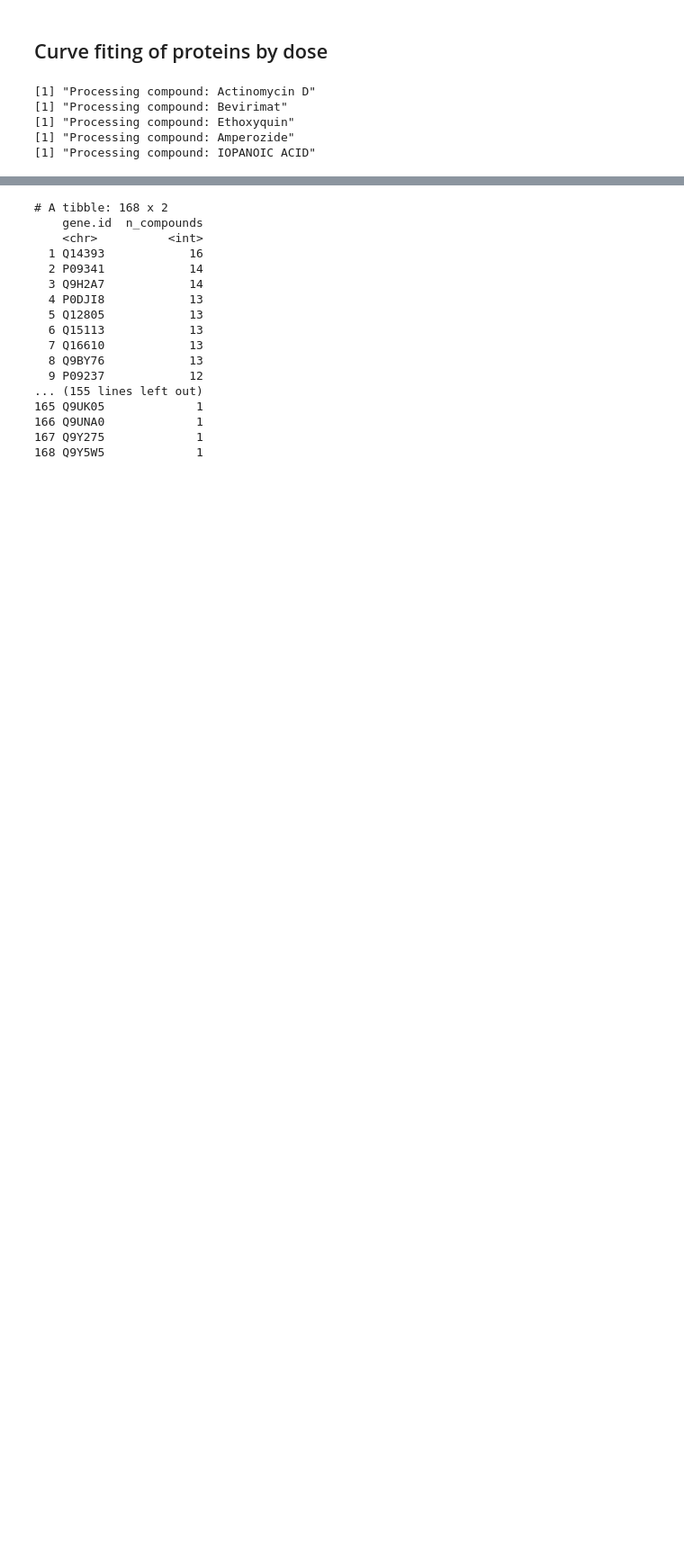
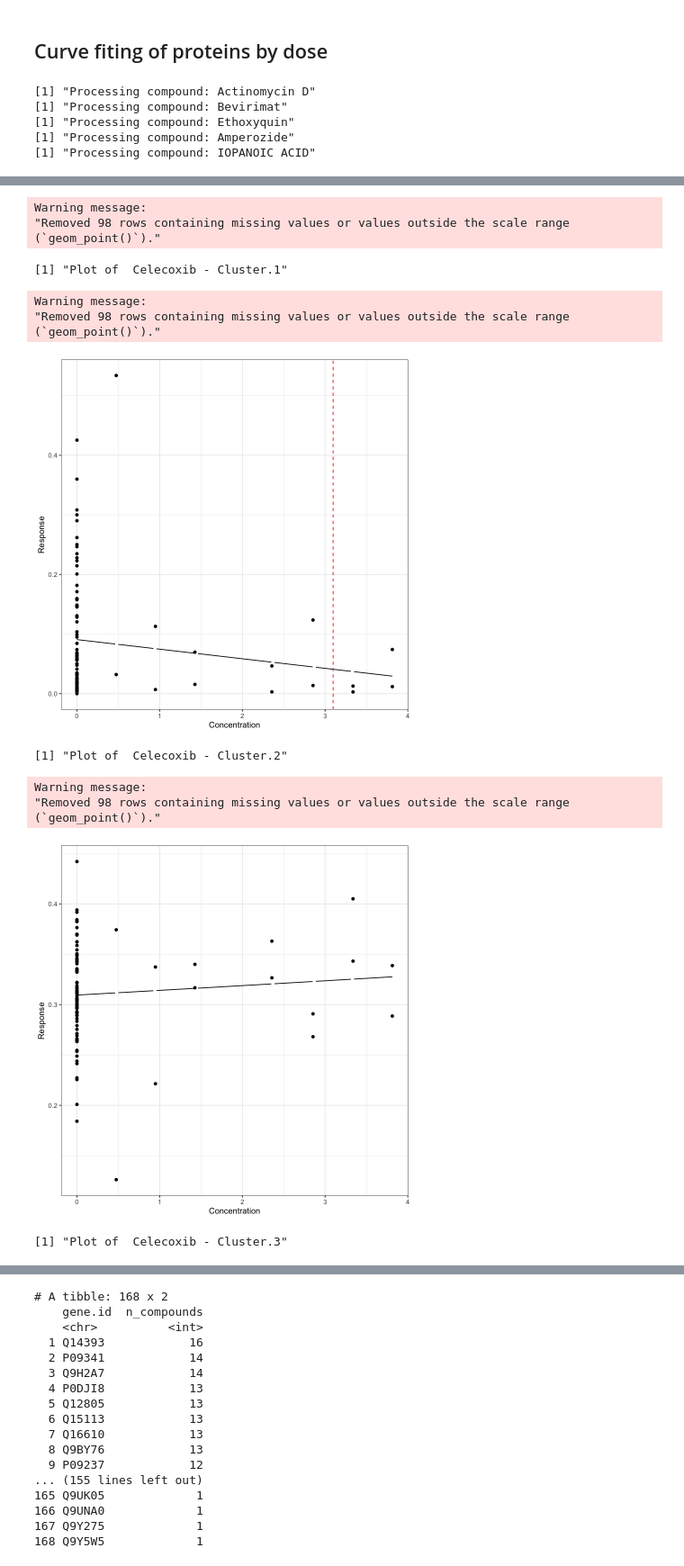
Before and after one commit to mgrigory0/single-cell-model, a Jupyter notebook: 02.Model/03_curve_fit.ipynb, the cells around one changed output, grey strips where cells are left out. Shown at 90% size. Saved outputs shown, nothing was run; the diff lists cells and outputs as text; code cells hidden in the pictures; blank space fills up the shorter version.

```diff
--- a/02.Model/03_curve_fit.ipynb
+++ b/02.Model/03_curve_fit.ipynb
@@ -21,3 +13,5 @@ df <- df[df$Metadata_Compound != "UNTREATED", ]
+# %%
+df <- read.csv("./outputs/cluster_proportions.csv", sep= ',')
 # %%
 ## computing the BMD for the proteiomic data
 
@@ -86,3 +80,67 @@ for (compound in unique_compounds) {
 [1] "Processing compound: Ethoxyquin"
 [1] "Processing compound: Amperozide"
 [1] "Processing compound: IOPANOIC ACID"
+# %%
+models <- c("Exp2", "Exp3", "Exp4", "Exp5", "Poly2", "Lin", "Power", "Hill")
+ncpus <- 1
+
+all_results <- list()
+
+compounds <- unique(df$Compound)
+feat_cols =  c("SampleID", "Replicate", "Compound", "Concentration")
+
+res <- list()
+all_bmd_pass <- data.frame()
+
+for (compound in compounds) {
+  print(paste0("Processing compound: ", compound))
+
+  compound_data <- df[df$Compound %in% c(compound, "DMSO"), ]
+  doses <- compound_data$Concentration
+
+  # Vérifie qu’on a au moins 3 concentrations (hors DMSO)
+  real_doses <- unique(doses[doses != 0])
+  if (length(real_doses) < 2) {
+    print(paste("Composé ignoré:", compound, "- moins de 2 doses réelles hors DMSO"))
+    next
+  }
+
+  tryCatch({
+    dose_log <- doses
+    dose_log[dose_log > 0] <- log10(dose_log[dose_log > 0])
+    rank_dose = sort(unique(doses), decreasing = TRUE)
+    dose_spacing = abs(log10(rank_dose[2]/rank_dose[1]))
+    dose_shift = abs(min(dose_log)) + dose_spacing
+    dose_shifted = dose_log
+    dose_shifted[dose_shifted != 0] = dose_shifted[dose_shifted != 0] + dose_shift
+    dose <- dose_shifted
+
+    compound_mat <- t(compound_data[, !(names(compound_data) %in% feat_cols)])
+    min_val <- abs(min(compound_mat, na.rm = TRUE))
+    add_min <- min_val + 0.1 * min_val
+    mat_new <- compound_mat + add_min
+
+    print(paste("mat_new:", paste(dim(mat_new), collapse = " x "), "| dose length:", length(dose)))
+
+    fit_obj <- PerformCurveFitting(data = mat_new, dose = dose, ncpus = ncpus, models = models)
+    fit_obj <- FilterDRFit(fit_obj, lof.pval = 0.1, filt.var = "AIC.model")
+    fit_obj <- PerformBMDCalc(fit_obj, ncpus = ncpus, num.sds = 1, bmr.method = "sample.mean")
+
+
+    for (cluster in colnames(compound_data)) {
+      tryCatch({
+        print(paste("Plot of ", compound, "-", cluster))
+        plot_bmd_curve(cluster, fit_obj)
+      }, error = function(e) {
+        print(paste("⛔ Error for", compound, "/", cluster, ":", e$message))
+      })
+    }
+
+    all_results[[compound]] <- fit_obj
+
+  }, error = function(e) {
+    print(paste("Error for the compound:", compound, "-", e$message))
+    all_results[[compound]] <- list(error = TRUE, message = e$message)
+  })
+}
+# %% [output]
@@ -88,0 +160,14 @@ for (compound in unique_compounds) {
+Warning message:
+"Removed 98 rows containing missing values or values outside the scale range
+(`geom_point()`)."
+[1] "Plot of  Celecoxib - Cluster.1"
+Warning message:
+"Removed 98 rows containing missing values or values outside the scale range
+(`geom_point()`)."
+[figure, added]
+[1] "Plot of  Celecoxib - Cluster.2"
+Warning message:
+"Removed 98 rows containing missing values or values outside the scale range
+(`geom_point()`)."
+[figure, added]
+[1] "Plot of  Celecoxib - Cluster.3"
```
Also changed, not shown: parts of 3 cells of this notebook.
